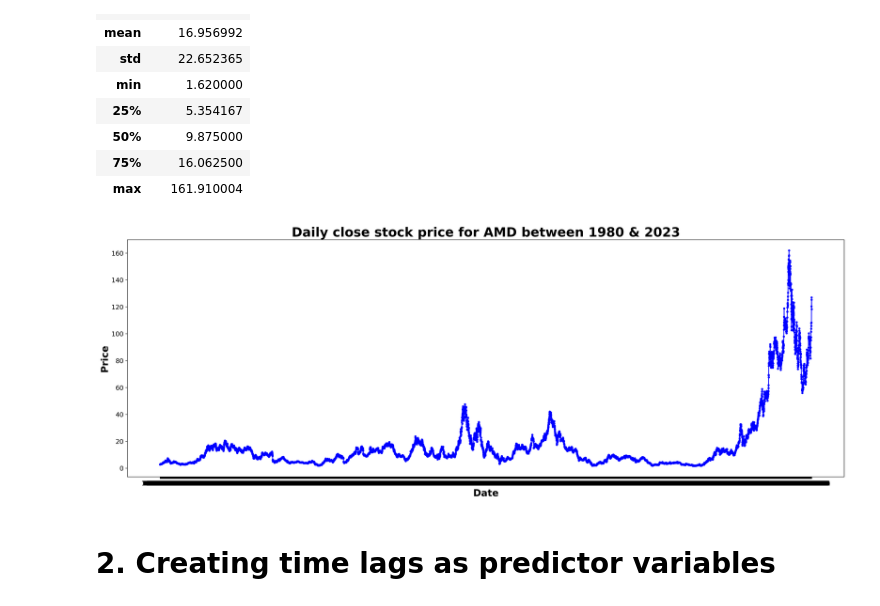
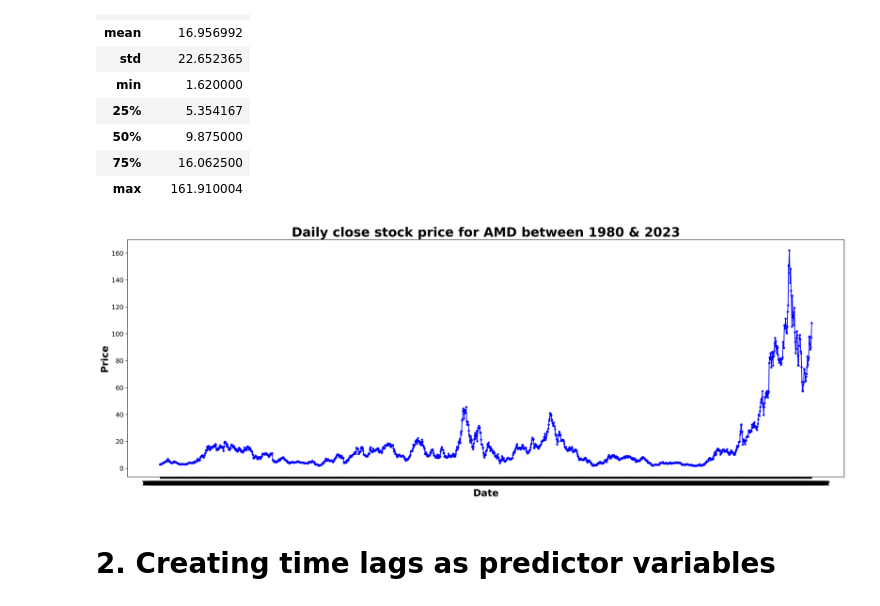
Before and after one commit to nelson40514/fjcu-dl-final-group1, a Jupyter notebook: final_DNN_regression.ipynb, the cells around one changed output. Saved outputs shown, nothing was run; the diff lists cells and outputs as text; code cells hidden in the pictures.

```diff
--- a/final_DNN_regression.ipynb
+++ b/final_DNN_regression.ipynb
@@ -158,20 +166,20 @@ new_df.describe()
 # %%
 # Plot Y and its corresponding date
 # Figure setting
 plt.figure(figsize=(24,8),dpi=300)
 plt.title('Daily close stock price for AMD between 1980 & 2023',weight='bold',fontsize=24)
 plt.xlabel('Date',fontsize=18,weight='bold')
 plt.ylabel('Price',fontsize=18,weight='bold')
 
 # Actual by predicted plot
-plt.plot(new_df['Date'],new_df['Close'],marker='.',color='blue')
+plt.plot(new_df['Date'][::7],new_df['Close'][::7],marker='.',color='blue')
 
 # Set the axis
 plt.xticks(fontsize=12)
 plt.yticks(fontsize=12)
 plt.show()
 # %% [output]
-[figure, old version]
+[figure, new version]
 # %% [markdown]
 # 2. Creating time lags as predictor variables
 # %% [markdown]
```
Also changed, not shown: parts of 20 cells of this notebook, 3 other files.
